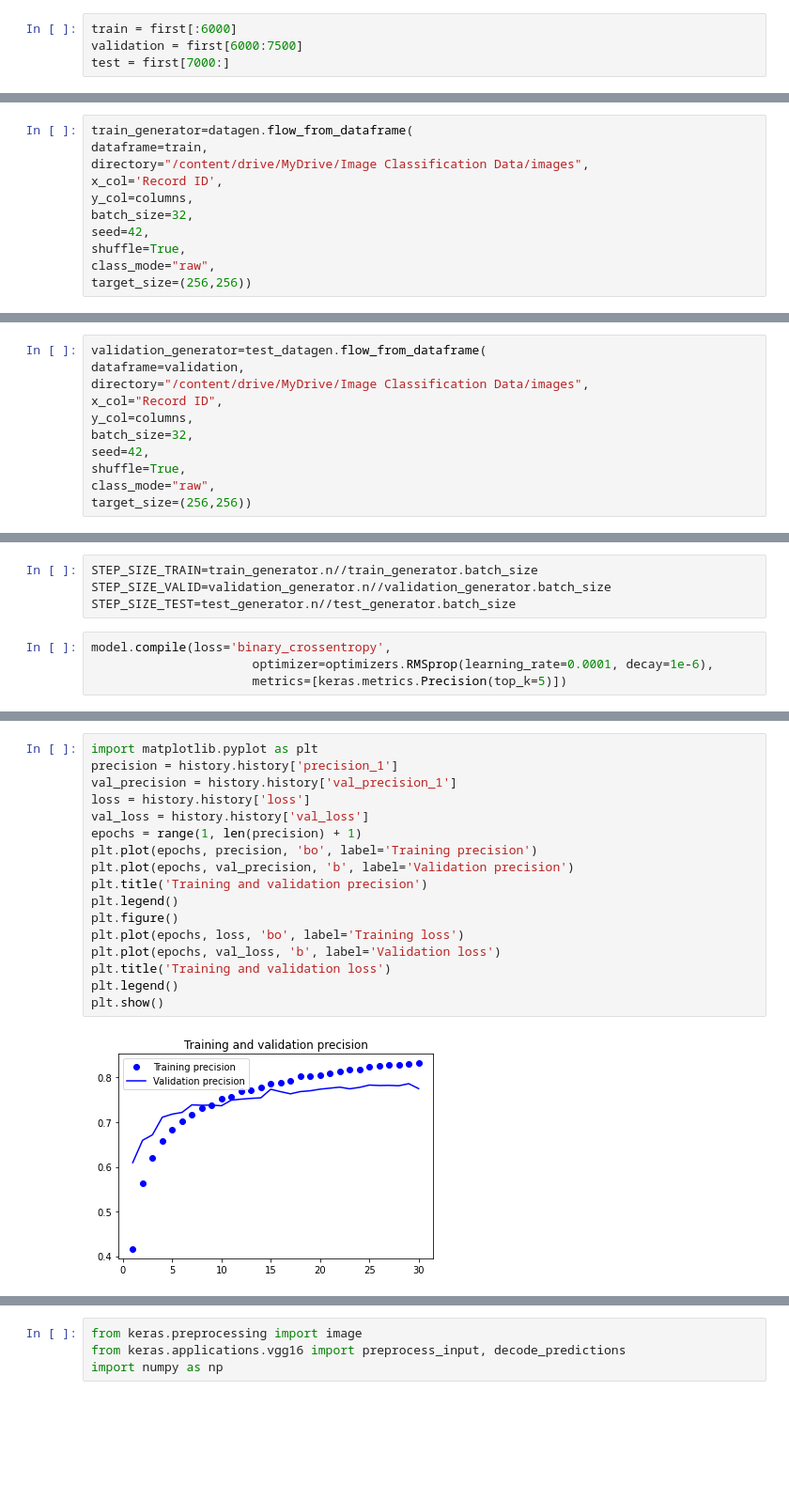
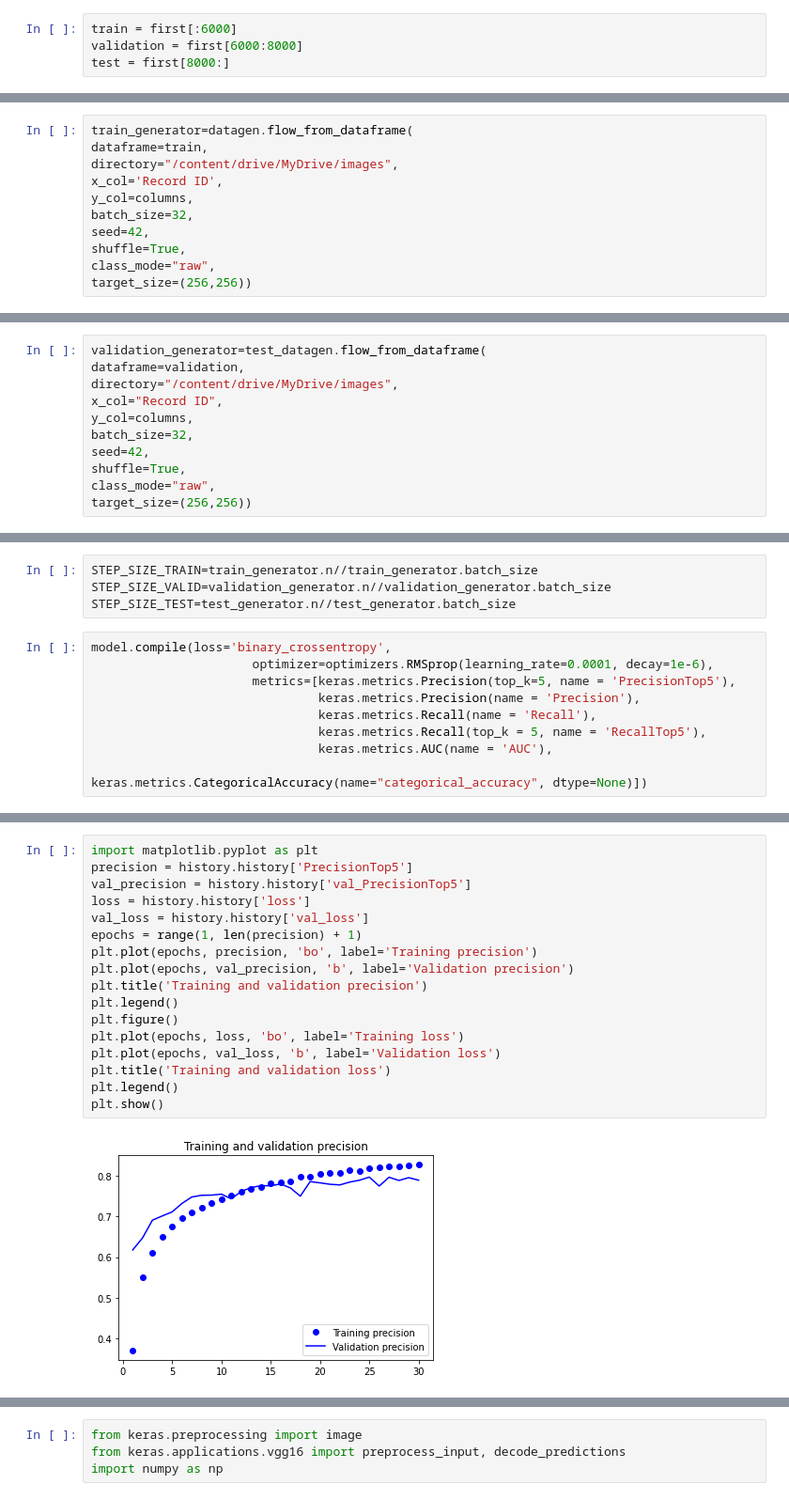
Before and after one commit to NishikumarPatel/ImageClassificationHearst, a Jupyter notebook: ImageClassificationHearst.ipynb, the cells around one changed output, grey strips where cells are left out. Shown at 94% size. Saved outputs shown, nothing was run; the diff lists cells and outputs as text; blank space fills up the shorter version.

```diff
--- a/ImageClassificationHearst.ipynb
+++ b/ImageClassificationHearst.ipynb
@@ -388,8 +397,8 @@ first.drop(columns = ['Unnamed: 0','final_keywords'], axis =1, inplace = True)
 first.loc[:,'Record ID'] = first['Record ID'].astype(str) + '.jpg'
 # %%
 train = first[:6000]
-validation = first[6000:7500]
-test = first[7000:]
+validation = first[6000:8000]
+test = first[8000:]
 # %%
 from keras_preprocessing.image import ImageDataGenerator
 # %%
@@ -408,7 +418,7 @@ columns = train.columns[1:].tolist()
 # %%
 train_generator=datagen.flow_from_dataframe(
 dataframe=train,
-directory="/content/drive/MyDrive/Image Classification Data/images",
+directory="/content/drive/MyDrive/images",
 x_col='Record ID',
 y_col=columns,
 batch_size=32,
@@ -421,7 +431,7 @@ Found 5743 validated image filenames.
 # %%
 validation_generator=test_datagen.flow_from_dataframe(
 dataframe=validation,
-directory="/content/drive/MyDrive/Image Classification Data/images",
+directory="/content/drive/MyDrive/images",
 x_col="Record ID",
 y_col=columns,
 batch_size=32,
@@ -491,7 +501,12 @@ STEP_SIZE_TEST=test_generator.n//test_generator.batch_size
 # %%
 model.compile(loss='binary_crossentropy',
                       optimizer=optimizers.RMSprop(learning_rate=0.0001, decay=1e-6),
-                      metrics=[keras.metrics.Precision(top_k=5)])
+                      metrics=[keras.metrics.Precision(top_k=5, name = 'PrecisionTop5'),
+                               keras.metrics.Precision(name = 'Precision'),
+                               keras.metrics.Recall(name = 'Recall'),
+                               keras.metrics.Recall(top_k = 5, name = 'RecallTop5'),
+                               keras.metrics.AUC(name = 'AUC'),
+                               keras.metrics.CategoricalAccuracy(name="categorical_accuracy", dtype=None)])
 # %%
 history = model.fit(train_generator,
             steps_per_epoch=STEP_SIZE_TRAIN,
@@ -520,19 +537,19 @@ Epoch 30/30
 # %%
 import matplotlib.pyplot as plt
-precision = history.history['precision_1']
-val_precision = history.history['val_precision_1']
+precision = history.history['PrecisionTop5']
+val_precision = history.history['val_PrecisionTop5']
 loss = history.history['loss']
 val_loss = history.history['val_loss']
 epochs = range(1, len(precision) + 1)
 plt.plot(epochs, precision, 'bo', label='Training precision')
 plt.plot(epochs, val_precision, 'b', label='Validation precision')
 plt.title('Training and validation precision')
 plt.legend()
 plt.figure()
 plt.plot(epochs, loss, 'bo', label='Training loss')
 plt.plot(epochs, val_loss, 'b', label='Validation loss')
 plt.title('Training and validation loss')
 plt.legend()
 plt.show()
 # %% [output]
-[figure, old version]
+[figure, new version]
```
Also changed, not shown: parts of 21 cells of this notebook, 1 other file.
